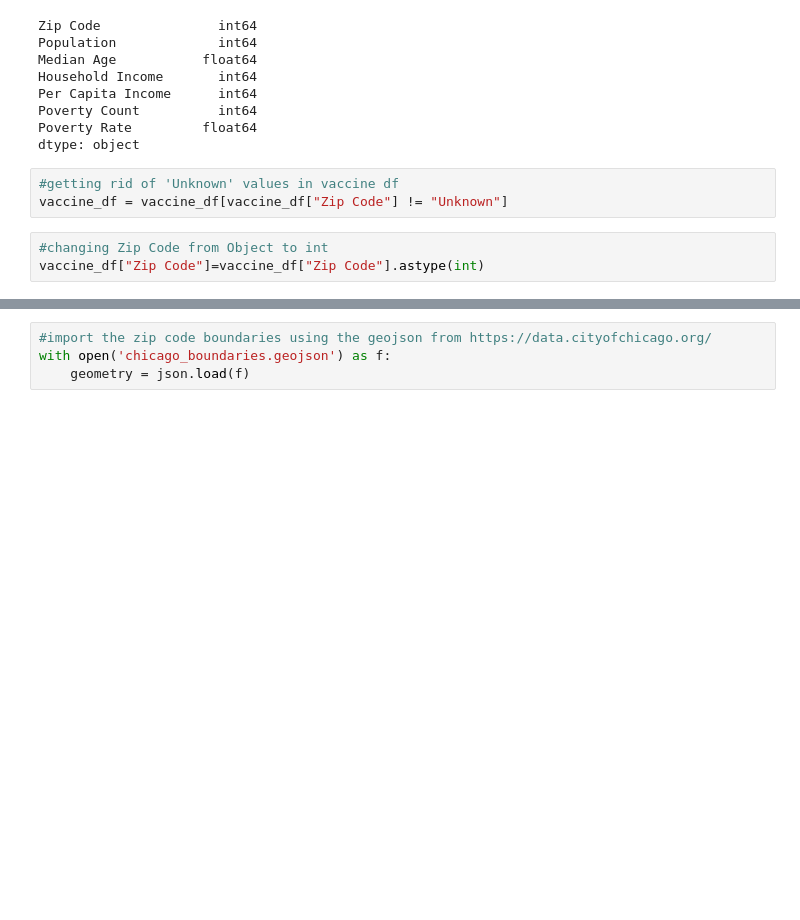
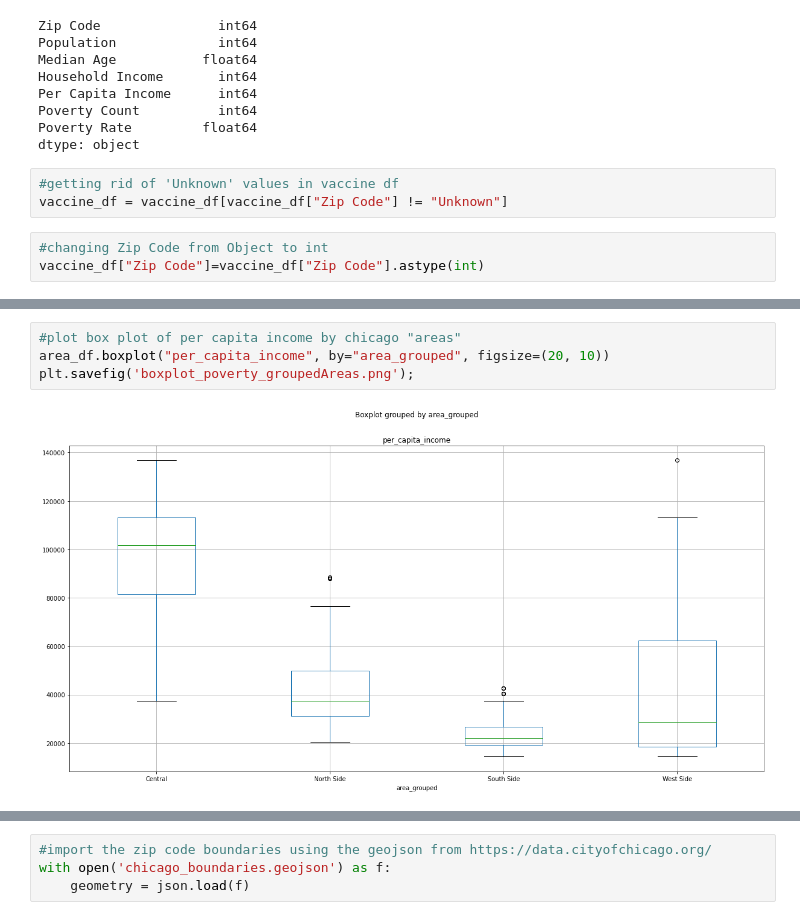
Before and after one commit to abarba1914/project-one, a Jupyter notebook: MASTERDF.ipynb, the cells around one changed output, grey strips where cells are left out. Saved outputs shown, nothing was run; the diff lists cells and outputs as text; blank space fills up the shorter version.

```diff
--- a/MASTERDF.ipynb
+++ b/MASTERDF.ipynb
@@ -258,0 +278,6 @@ gmaps_merged_df.head()
+# %%
+#plot box plot of per capita income by chicago "areas"
+area_df.boxplot("per_capita_income", by="area_grouped", figsize=(20, 10))
+plt.savefig('boxplot_poverty_groupedAreas.png');
+# %% [output]
+[figure, added]
```
Also changed, not shown: parts of 53 cells of this notebook, 3 other files.
